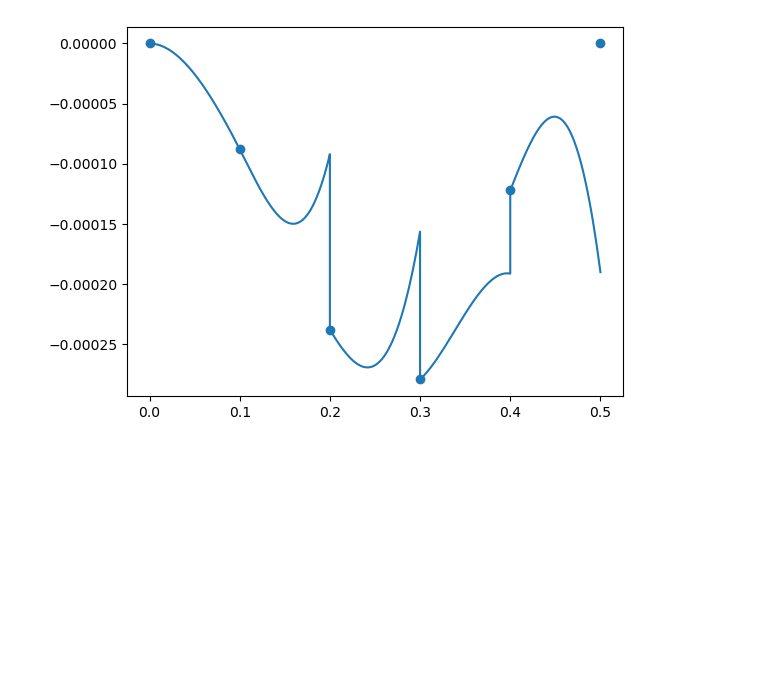
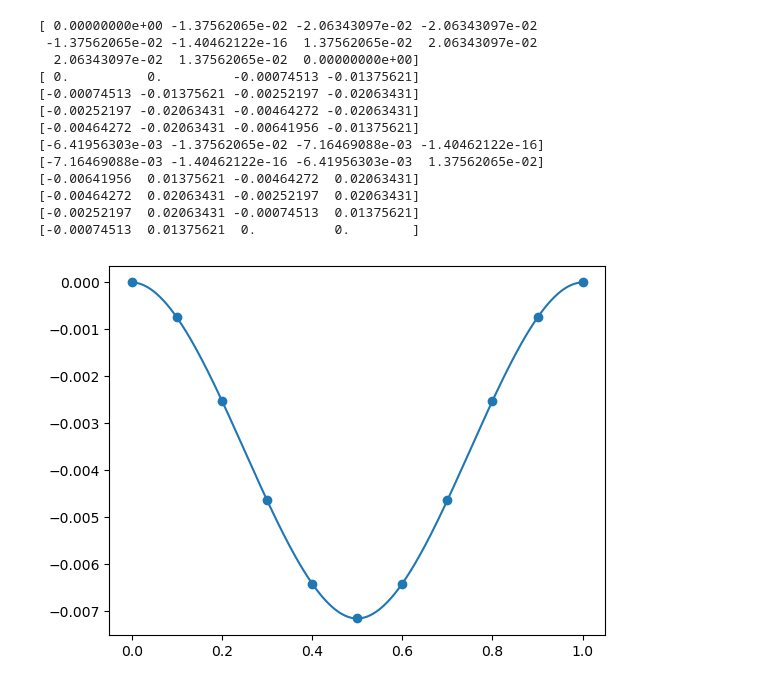
Before and after one commit to NathanielHargan/UAV_Optimization, a Jupyter notebook: BeamDeformation_Test.ipynb, the cells around one changed output. Cells and saved outputs as stored; diff of their text form; code cells hidden in the pictures; blank space fills up the shorter version.

```diff
--- a/BeamDeformation_Test.ipynb
+++ b/BeamDeformation_Test.ipynb
@@ -6,9 +1,13 @@ from Scripts.beams import BeamType
 # %%
+import numpy as np
+import matplotlib.pyplot as plt
+from Scripts.beams import BeamType
+
 def beam_interpolate_matrix(x, l):
     xi = x / l
     return np.array([1 - (3 * xi ** 2) + (2 * xi ** 3),  # N1
-                     x * (1 - (2 * xi) + (x ** 2)),  # N2
-                     3 * (xi ** 2) - (2 * (xi ** 3)),  # N3
+                     x * (1 - (2 * xi) + (xi ** 2)),  # N2
+                     (3 * (xi ** 2)) - (2 * (xi ** 3)),  # N3
                      x * ((xi ** 2) - xi)])  # N4
 
 
@@ -18,22 +17,6 @@ def beam_interpolate_matrix_d1(x, l):
                      (1 - 4 * xi + 3 * xi ** 2),  # N2
                      (1 / l) * (+6 * xi - 6 * xi ** 2),  # N3
                      x * (xi ** 2 - xi)])  # N4
-
-
-def beam_interpolate_matrix_d2(x, l):
-    xi = x / l
-    return np.array([(1 / l) ** 2 * (-6 + 12 * xi),  # N1
-                     (1 / l) * (-4 + 6 * xi),  # N2
-                     (1 / l) ** 2 * (6 - 12 * xi),  # N3
-                     (1 / l) * (-2 + 6 * xi)])  # N4
-
-
-def beam_interpolate_matrix_d3(x, l):
-    xi = x / l
-    return np.array([((1 / l) ** 3) * 12,  # N1
-                     ((1 / l) ** 2) * 6,  # N2
-                     ((1 / l) ** 3) * -12,  # N3
-                     ((1 / l) ** 2) * 6])  # N4
 
 
 def element_stiffness_matrix(E, I, L):
@@ -51,7 +34,7 @@ def fixed_wall_deform_calc(beam_type, element_length, element_num):
     k_size = (element_num + 1) * 2
 
     displacement_p = np.array([0,0,0,0]) # Reaction forces
-    displacement_p_index = np.array([0,1,10,11])
+    displacement_p_index = np.array([0,1, k_size-2,k_size-1])
     p_len = len(displacement_p)
 
     u_len = k_size - len(displacement_p)
@@ -59,7 +42,7 @@ def fixed_wall_deform_calc(beam_type, element_length, element_num):
 
     # adds the force
     force = -10 # 10N downward
-    force_pos = 4 # midpoint
+    force_pos = round(element_num)-2 # midpoint
     force_u[force_pos] = force
 
     # Creates force index from displacement index
@@ -81,8 +64,6 @@ def fixed_wall_deform_calc(beam_type, element_length, element_num):
 
     # delete old rows
     global_k = np.delete(global_k,displacement_p_index,axis=0)
-
-
 
     # partition k
     K_uu = np.zeros((u_len,u_len))
@@ -103,39 +84,55 @@ def fixed_wall_deform_calc(beam_type, element_length, element_num):
     K_uu_inv = np.linalg.inv(K_uu)
 
     displacement_u = K_uu_inv @ (force_u - K_up @ displacement_p)
     force_p = K_pu @ displacement_u + K_pp @ displacement_p
 
     displacement = np.append(displacement_u, displacement_p)
     force = np.append(force_u, force_p)
 
     displacement_refactor = np.empty(k_size)
     force_refactor = np.empty(k_size)
 
     for i in range(k_size):
         displacement_refactor[assem_index[i]] = displacement[i]
         force_refactor[assem_index[i]] = force[i]
 
     return displacement_refactor,force_refactor
 
 
 def plot_deformation(Disp,L):
     y = []
     x = []
-    for i in range(int((len(Disp)-1)/2)):
+    print(Disp[1::2])
+
+    for i in range(0,len(Disp)-2,2):
         x_loc = np.linspace(0, L, 50)
-        element_disp = Disp[i*2:(i*2 + 4)]
+        element_disp = Disp[i:i+4]
+        print(element_disp)
         for x_val in x_loc:
             N = beam_interpolate_matrix(x_val,L)
-            y_val = np.dot(N,element_disp)
+            y_val = N[0] * element_disp[0] + N[1] * element_disp[1] + N[2] * element_disp[2] + N[3] * element_disp[3]
             y = np.append(y,y_val)
-            x = np.append(x,x_val + i*L)
+            x = np.append(x,x_val + (i/2)*L)
     plt.plot(x, y)
     plt.scatter(np.arange(len(Disp[::2]))*L, Disp[::2])
 
-beam_type_1 = BeamType("annulus", [0.025, 0.01], "Aluminum7075-T6", "type_1")
+beam_type_1 = BeamType("annulus", [0.025, 0.0225], "Aluminum7075-T6", "type_1")
 
-element_length = 0.1
-calc_1_disp, calc_1_force = fixed_wall_deform_calc(beam_type_1, element_length, 5)
-plot_deformation(calc_1_disp,element_length)
+element_len = 0.1
+calc_1_disp, calc_1_force = fixed_wall_deform_calc(beam_type_1, element_len, 10)
+plot_deformation(calc_1_disp,element_len)
 # %% [output]
+[ 0.00000000e+00 -1.37562065e-02 -2.06343097e-02 -2.06343097e-02
+ -1.37562065e-02 -1.40462122e-16  1.37562065e-02  2.06343097e-02
+  2.06343097e-02  1.37562065e-02  0.00000000e+00]
+[ 0.          0.         -0.00074513 -0.01375621]
+[-0.00074513 -0.01375621 -0.00252197 -0.02063431]
+[-0.00252197 -0.02063431 -0.00464272 -0.02063431]
+[-0.00464272 -0.02063431 -0.00641956 -0.01375621]
+[-6.41956303e-03 -1.37562065e-02 -7.16469088e-03 -1.40462122e-16]
+[-7.16469088e-03 -1.40462122e-16 -6.41956303e-03  1.37562065e-02]
+[-0.00641956  0.01375621 -0.00464272  0.02063431]
+[-0.00464272  0.02063431 -0.00252197  0.02063431]
+[-0.00252197  0.02063431 -0.00074513  0.01375621]
+[-0.00074513  0.01375621  0.          0.        ]
-[figure, old version]
+[figure, new version]
```
Also changed, not shown: parts of 1 cell of this notebook, 1 other file.
